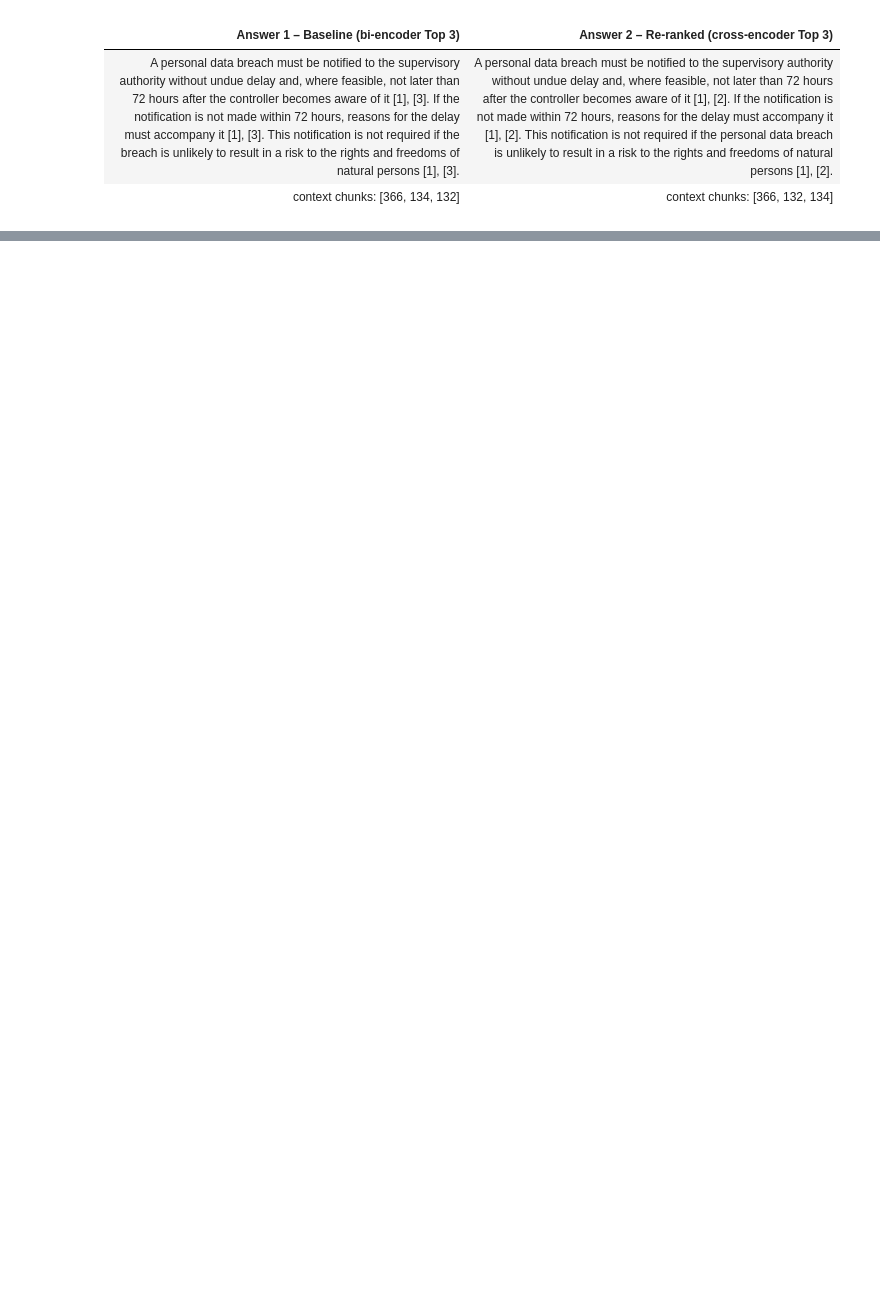
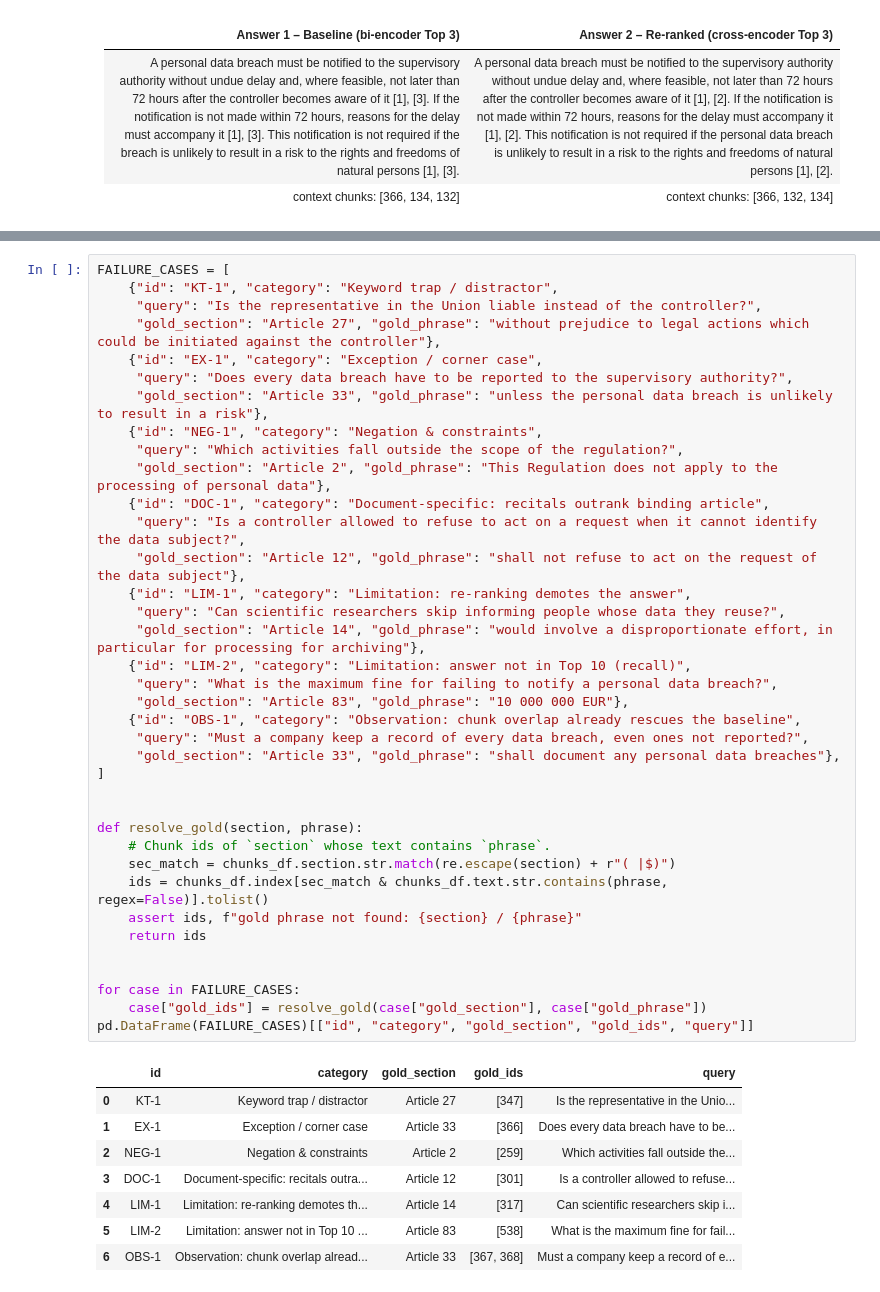
Before and after one commit to Sourav-Nath-01/RAG-Assignment-Baseline-vs.-Re-Ranking, a Jupyter notebook: RAG_Reranking.ipynb, the cells around one changed output, grey strips where cells are left out. Cells and saved outputs as stored; diff of their text form; blank space fills up the shorter version.

```diff
--- a/RAG_Reranking.ipynb
+++ b/RAG_Reranking.ipynb
@@ -541,0 +571,46 @@ show_answers(demo)
+# %%
+FAILURE_CASES = [
+    {"id": "KT-1", "category": "Keyword trap / distractor",
+     "query": "Is the representative in the Union liable instead of the controller?",
+     "gold_section": "Article 27", "gold_phrase": "without prejudice to legal actions which could be initiated against the controller"},
+    {"id": "EX-1", "category": "Exception / corner case",
+     "query": "Does every data breach have to be reported to the supervisory authority?",
+     "gold_section": "Article 33", "gold_phrase": "unless the personal data breach is unlikely to result in a risk"},
+    {"id": "NEG-1", "category": "Negation & constraints",
+     "query": "Which activities fall outside the scope of the regulation?",
+     "gold_section": "Article 2", "gold_phrase": "This Regulation does not apply to the processing of personal data"},
+    {"id": "DOC-1", "category": "Document-specific: recitals outrank binding article",
+     "query": "Is a controller allowed to refuse to act on a request when it cannot identify the data subject?",
+     "gold_section": "Article 12", "gold_phrase": "shall not refuse to act on the request of the data subject"},
+    {"id": "LIM-1", "category": "Limitation: re-ranking demotes the answer",
+     "query": "Can scientific researchers skip informing people whose data they reuse?",
+     "gold_section": "Article 14", "gold_phrase": "would involve a disproportionate effort, in particular for processing for archiving"},
+    {"id": "LIM-2", "category": "Limitation: answer not in Top 10 (recall)",
+     "query": "What is the maximum fine for failing to notify a personal data breach?",
+     "gold_section": "Article 83", "gold_phrase": "10 000 000 EUR"},
+    {"id": "OBS-1", "category": "Observation: chunk overlap already rescues the baseline",
+     "query": "Must a company keep a record of every data breach, even ones not reported?",
+     "gold_section": "Article 33", "gold_phrase": "shall document any personal data breaches"},
+]
+
+
+def resolve_gold(section, phrase):
+    # Chunk ids of `section` whose text contains `phrase`.
+    sec_match = chunks_df.section.str.match(re.escape(section) + r"( |$)")
+    ids = chunks_df.index[sec_match & chunks_df.text.str.contains(phrase, regex=False)].tolist()
+    assert ids, f"gold phrase not found: {section} / {phrase}"
+    return ids
+
+
+for case in FAILURE_CASES:
+    case["gold_ids"] = resolve_gold(case["gold_section"], case["gold_phrase"])
+pd.DataFrame(FAILURE_CASES)[["id", "category", "gold_section", "gold_ids", "query"]]
+# %% [output]
+|  | id | category | gold_section | gold_ids | query |
+| 0 | KT-1 | Keyword trap / distractor | Article 27 | [347] | Is the representative in the Unio... |
+| 1 | EX-1 | Exception / corner case | Article 33 | [366] | Does every data breach have to be... |
+| 2 | NEG-1 | Negation & constraints | Article 2 | [259] | Which activities fall outside the... |
+| 3 | DOC-1 | Document-specific: recitals outra... | Article 12 | [301] | Is a controller allowed to refuse... |
+| 4 | LIM-1 | Limitation: re-ranking demotes th... | Article 14 | [317] | Can scientific researchers skip i... |
+| 5 | LIM-2 | Limitation: answer not in Top 10 ... | Article 83 | [538] | What is the maximum fine for fail... |
+| 6 | OBS-1 | Observation: chunk overlap alread... | Article 33 | [367, 368] | Must a company keep a record of e... |
```
Also changed, not shown: parts of 9 cells of this notebook, 1 other file.
